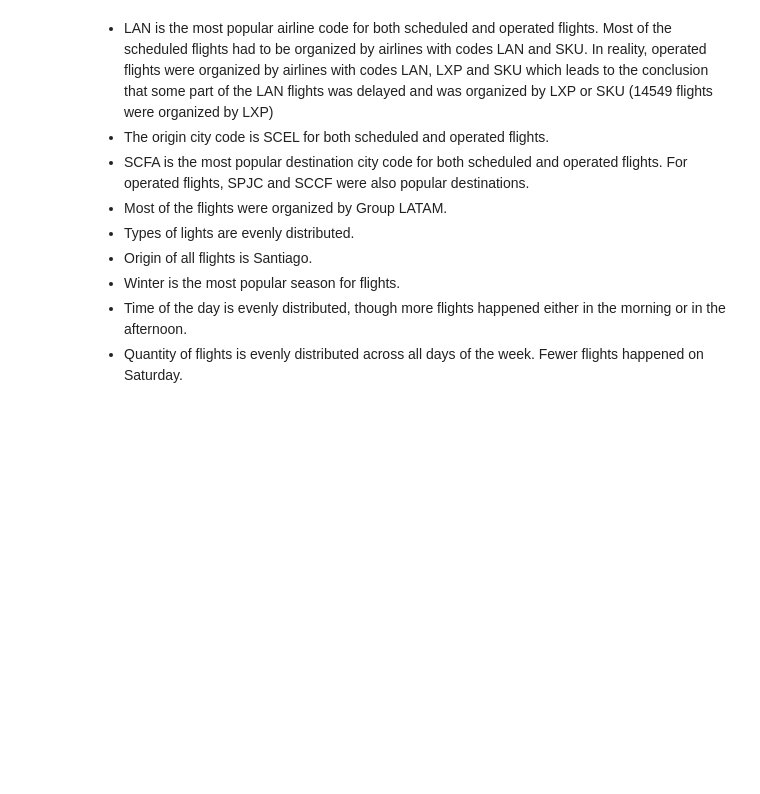
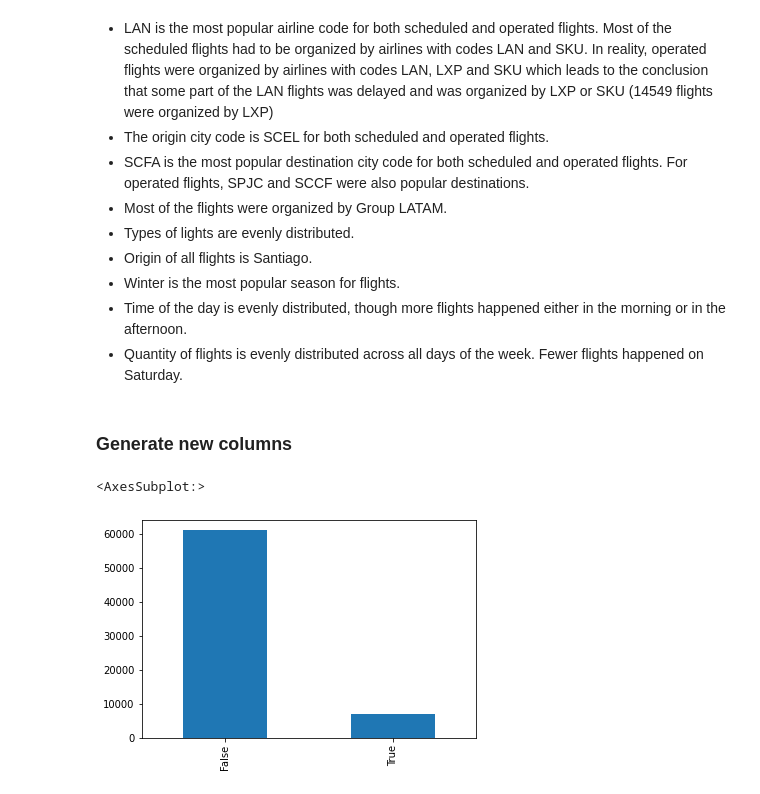
Before and after one commit to MariaPonomarenko38/Data-Scientist-Challenge, a Jupyter notebook: solution.ipynb, the cells around one changed output. Drawn from its saved outputs; the diff is of its cells as text; code cells hidden in the pictures; blank space fills up the shorter version.

Commit message:
generated new columns

```diff
--- a/solution.ipynb
+++ b/solution.ipynb
@@ -188,3 +188,24 @@ In reality, operated flights were organized by airlines with codes LAN, LXP and
 <li>Time of the day is evenly distributed, though more flights happened either in the morning or in the afternoon.</li>
 <li>Quantity of flights is evenly distributed across all days of the week. Fewer flights happened on Saturday.</li>
 </ul>
+# %% [markdown]
+<h3> Generate new columns </h3>
+# %%
+from datetime import date
+
+date1 = pd.to_datetime(date(2017, 12, 15))
+date2 = pd.to_datetime(date(2017, 3, 3))
+date3 = pd.to_datetime(date(2017, 7, 15))
+date4 = pd.to_datetime(date(2017, 7, 31))
+date5 = pd.to_datetime(date(2017, 9, 11))
+date6 = pd.to_datetime(date(2017, 9, 30))
+
+def is_high_season(date_input):
+    return (date1 <= date_input <= date2) or (date3 <= date_input <= date4) or (date5 <= date_input <= date6)
+# %%
+data['high_season'] = data['Fecha-I'].apply(lambda x: is_high_season(pd.to_datetime(date(2017, x.month, x.day))))
+# %%
+data['high_season'].value_counts().plot(kind='bar')
+# %% [output]
+<AxesSubplot:>
+[figure, added]
```
Also changed, not shown: parts of 4 cells of this notebook, 1 other file.
